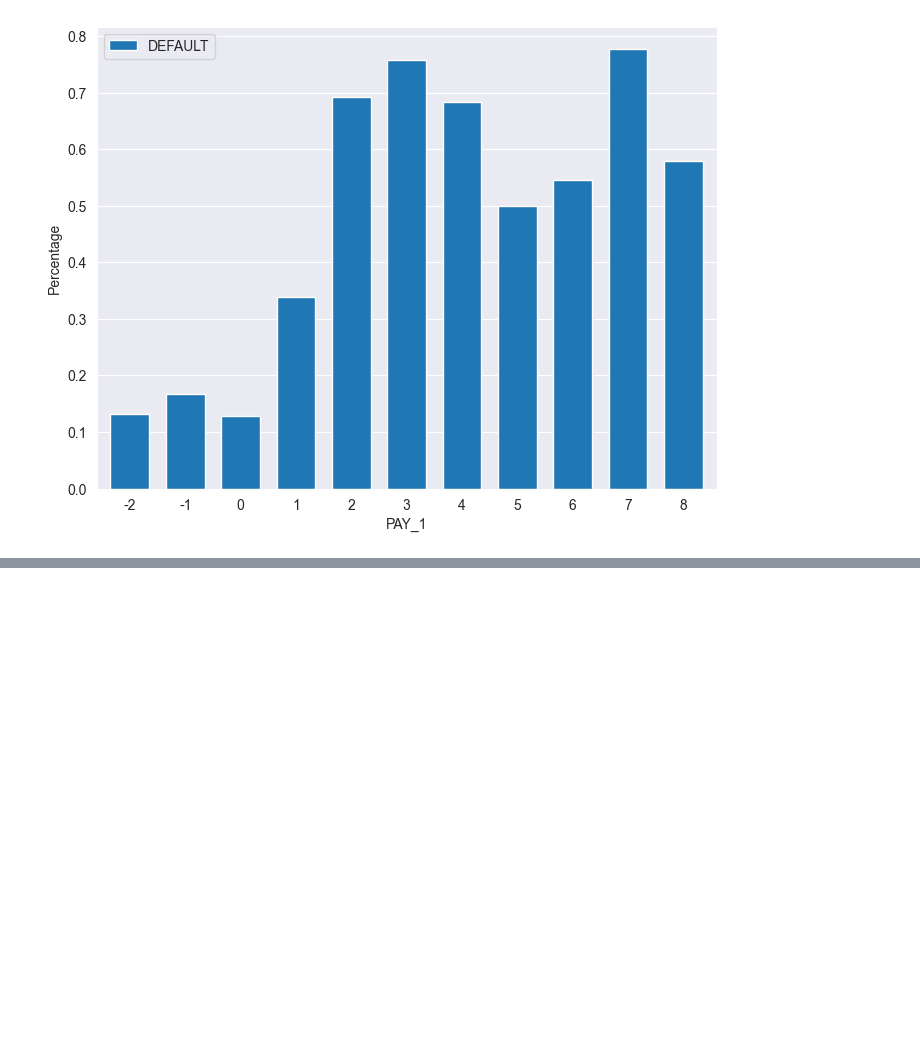
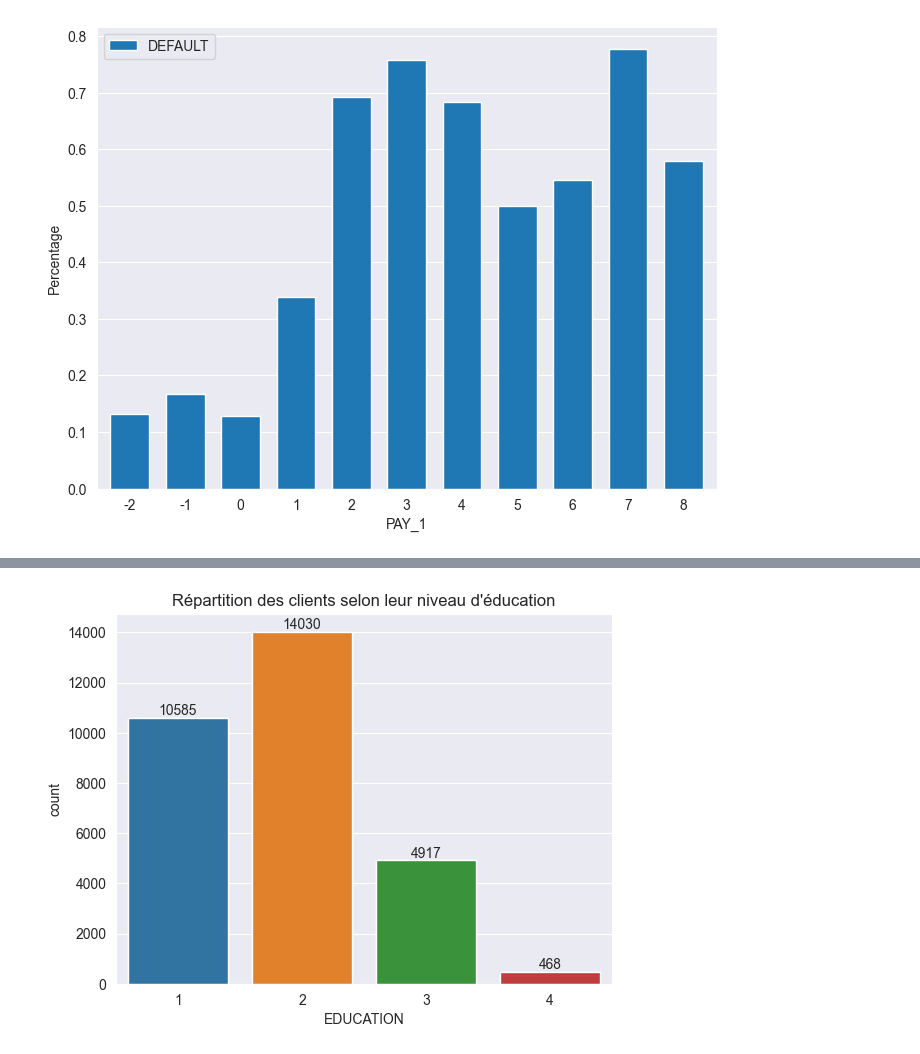
Before and after one commit to Alhern/defaults_prediction, a Jupyter notebook: credit_default.ipynb, the cells around one changed output, grey strips where cells are left out. Saved outputs shown, nothing was run; the diff lists cells and outputs as text; code cells hidden in the pictures; blank space fills up the shorter version.

```diff
--- a/credit_default.ipynb
+++ b/credit_default.ipynb
@@ -169,0 +198,3 @@ plt.show()
+# %%
+df['EDUCATION'] = df['EDUCATION'].replace([0, 5, 6], 4)
+df['EDUCATION'].value_counts()
@@ -169,0 +215,6 @@ plt.show()
+# %%
+sns.countplot(x='EDUCATION', data=df).bar_label(sns.countplot(x='EDUCATION', data=df).containers[0])
+plt.title('Répartition des clients selon leur niveau d\'éducation')
+plt.show()
+# %% [output]
+[figure, added]
```
Also changed, not shown: parts of 23 cells of this notebook.
